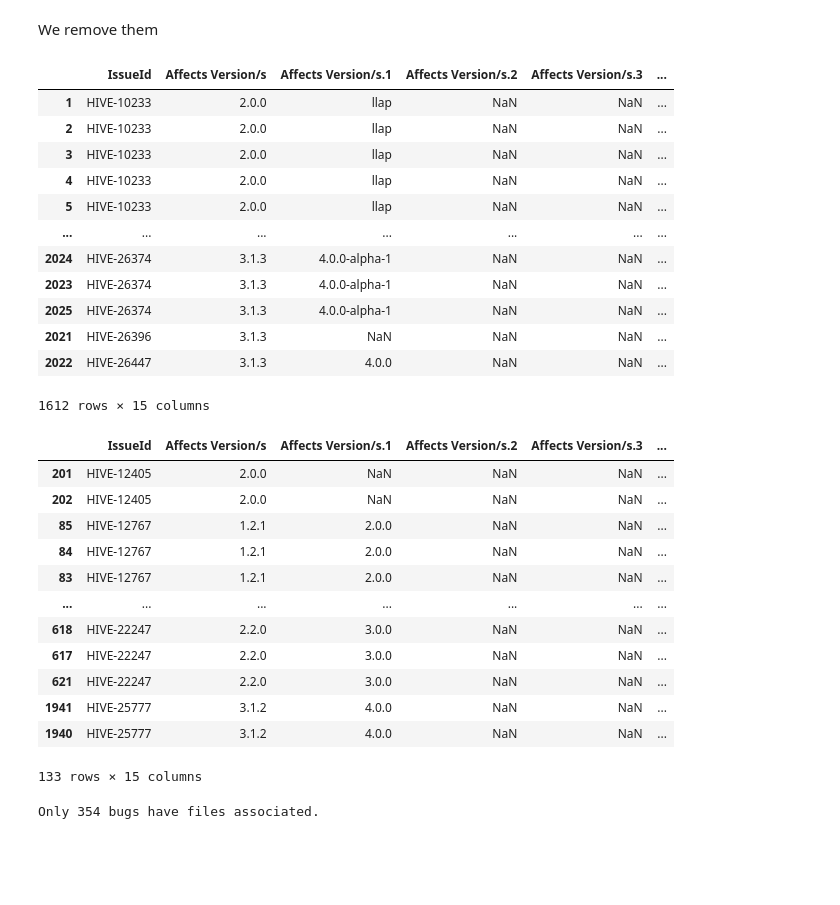
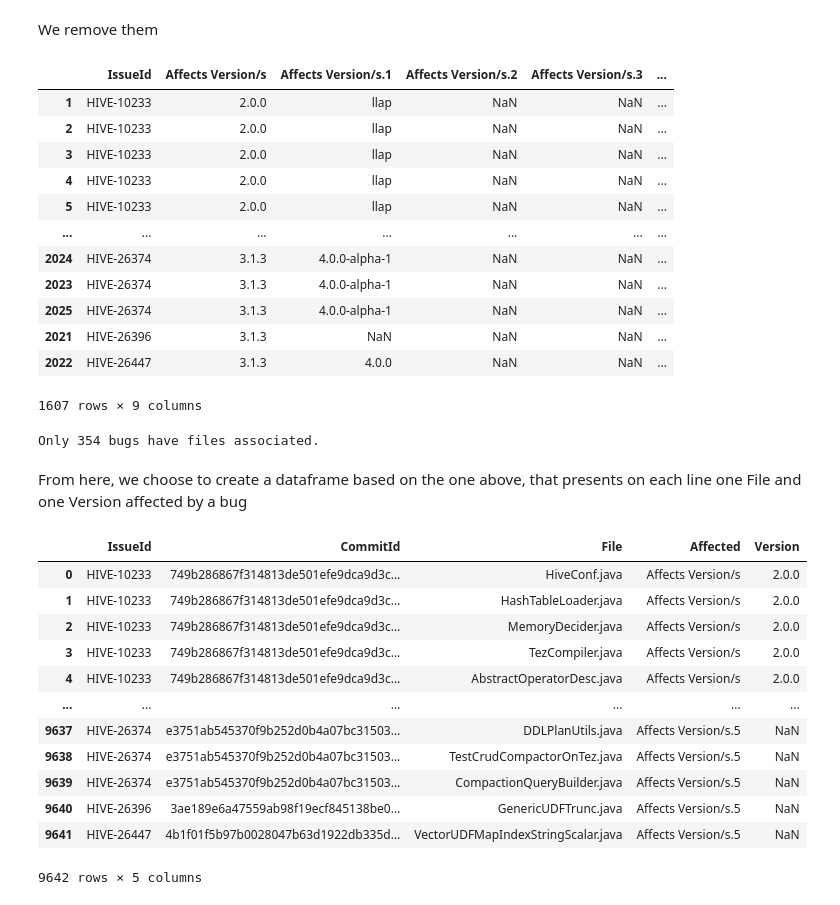
Before and after one commit to ahenrij/ets-mgl869-hive, a Jupyter notebook: src/lab/notebooks/matching.ipynb, the cells around one changed output. Cells and saved outputs as stored; diff of their text form; code cells hidden in the pictures; blank space fills up the shorter version.

```diff
--- a/src/lab/notebooks/matching.ipynb
+++ b/src/lab/notebooks/matching.ipynb
@@ -21,8 +27,7 @@ bugs_commits.head()
 | 4 | Unbalanced calls to openTransacti... | HIVE-16839 | 13077858 | Bug | Resolved | HIVE | Hive | software | ... |
 5 rows × 394 columns
 # %%
-bugs_commits_ = bugs_commits[["Issue key", "Affects Version/s", "Affects Version/s.1", "Affects Version/s.2", "Affects Version/s.3", "Affects Version/s.4", "Affects Version/s.5",
-"Fix Version/s","Fix Version/s.1", "Fix Version/s.2", "Fix Version/s.3", "Fix Version/s.4", "Fix Version/s.5"]]
+bugs_commits_ = bugs_commits[["Issue key", "Affects Version/s", "Affects Version/s.1", "Affects Version/s.2", "Affects Version/s.3", "Affects Version/s.4", "Affects Version/s.5"]]
 bugs_commits_ = bugs_commits_.rename(columns={"Issue key": "IssueId"})
 bugs_commits_
 # %% [output]
@@ -57,0 +65,6 @@ issues_files.head()
+# %%
+import os
+
+issues_files["File"] = issues_files["Filename"].apply(os.path.basename)
+issues_files.drop(columns=["Filename"], inplace=True)
+issues_files
@@ -118,7 +145,7 @@ sum(bugs_files_[["CommitId", "Filename"]].duplicated())
 We remove them
 # %%
 
-bugs_files_ = bugs_files_.drop_duplicates(subset=["CommitId", "Filename"])
+bugs_files_ = bugs_files_.drop_duplicates(subset=["CommitId", "File"])
 bugs_files_
 # %% [output]
 |  | IssueId | Affects Version/s | Affects Version/s.1 | Affects Version/s.2 | Affects Version/s.3 | ... |
@@ -133,24 +160,27 @@ bugs_files_
 | 2025 | HIVE-26374 | 3.1.3 | 4.0.0-alpha-1 | NaN | NaN | ... |
 | 2021 | HIVE-26396 | 3.1.3 | NaN | NaN | NaN | ... |
 | 2022 | HIVE-26447 | 3.1.3 | 4.0.0 | NaN | NaN | ... |
-1612 rows × 15 columns
+1607 rows × 9 columns
-# %%
-bugs_files_[bugs_files_["Fix Version/s"].isna()]
-# %% [output]
-|  | IssueId | Affects Version/s | Affects Version/s.1 | Affects Version/s.2 | Affects Version/s.3 | ... |
-| 201 | HIVE-12405 | 2.0.0 | NaN | NaN | NaN | ... |
-| 202 | HIVE-12405 | 2.0.0 | NaN | NaN | NaN | ... |
-| 85 | HIVE-12767 | 1.2.1 | 2.0.0 | NaN | NaN | ... |
-| 84 | HIVE-12767 | 1.2.1 | 2.0.0 | NaN | NaN | ... |
-| 83 | HIVE-12767 | 1.2.1 | 2.0.0 | NaN | NaN | ... |
-| ... | ... | ... | ... | ... | ... | ... |
-| 618 | HIVE-22247 | 2.2.0 | 3.0.0 | NaN | NaN | ... |
-| 617 | HIVE-22247 | 2.2.0 | 3.0.0 | NaN | NaN | ... |
-| 621 | HIVE-22247 | 2.2.0 | 3.0.0 | NaN | NaN | ... |
-| 1941 | HIVE-25777 | 3.1.2 | 4.0.0 | NaN | NaN | ... |
-| 1940 | HIVE-25777 | 3.1.2 | 4.0.0 | NaN | NaN | ... |
-133 rows × 15 columns
 # %%
 print(f"Only {len(bugs_files_['IssueId'].unique())} bugs have files associated.")
 # %% [output]
 Only 354 bugs have files associated.
+# %% [markdown]
+From here, we choose to create a dataframe based on the one above, that presents on each line one File and one Version affected by a bug
+# %%
+labels = bugs_files_.melt(id_vars=["IssueId", "CommitId", "File"], var_name="Affected", value_name="Version")
+labels
+# %% [output]
+|  | IssueId | CommitId | File | Affected | Version |
+| 0 | HIVE-10233 | 749b286867f314813de501efe9dca9d3c... | HiveConf.java | Affects Version/s | 2.0.0 |
+| 1 | HIVE-10233 | 749b286867f314813de501efe9dca9d3c... | HashTableLoader.java | Affects Version/s | 2.0.0 |
+| 2 | HIVE-10233 | 749b286867f314813de501efe9dca9d3c... | MemoryDecider.java | Affects Version/s | 2.0.0 |
+| 3 | HIVE-10233 | 749b286867f314813de501efe9dca9d3c... | TezCompiler.java | Affects Version/s | 2.0.0 |
+| 4 | HIVE-10233 | 749b286867f314813de501efe9dca9d3c... | AbstractOperatorDesc.java | Affects Version/s | 2.0.0 |
+| ... | ... | ... | ... | ... | ... |
+| 9637 | HIVE-26374 | e3751ab545370f9b252d0b4a07bc31503... | DDLPlanUtils.java | Affects Version/s.5 | NaN |
+| 9638 | HIVE-26374 | e3751ab545370f9b252d0b4a07bc31503... | TestCrudCompactorOnTez.java | Affects Version/s.5 | NaN |
+| 9639 | HIVE-26374 | e3751ab545370f9b252d0b4a07bc31503... | CompactionQueryBuilder.java | Affects Version/s.5 | NaN |
+| 9640 | HIVE-26396 | 3ae189e6a47559ab98f19ecf845138be0... | GenericUDFTrunc.java | Affects Version/s.5 | NaN |
+| 9641 | HIVE-26447 | 4b1f01f5b97b0028047b63d1922db335d... | VectorUDFMapIndexStringScalar.java | Affects Version/s.5 | NaN |
+9642 rows × 5 columns
```
Also changed, not shown: parts of 15 cells of this notebook, 1 other file.
